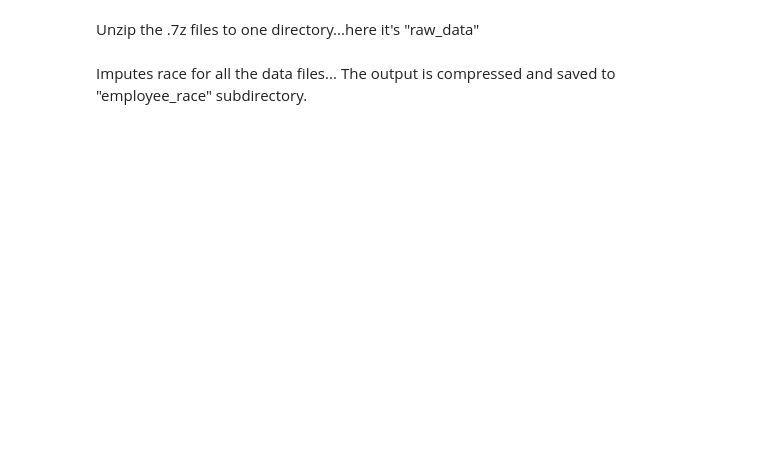
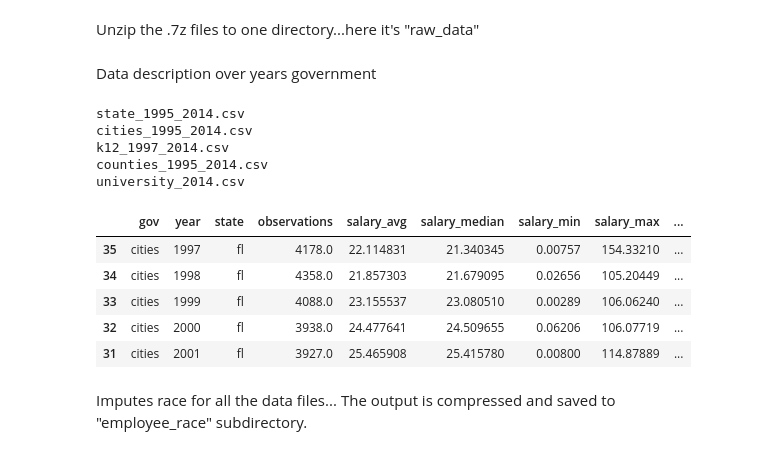
Before and after one commit to soodoku/public_employee_diversity, a Jupyter notebook: notebook/race_impute.ipynb, the cells around one changed output. Cells and saved outputs as stored; diff of their text form; code cells hidden in the pictures; blank space fills up the shorter version.

Commit message:
Allstates (#6)
* remove data

* rm ds

* all states

Co-authored-by: Seung Lee <slee126@ucsc.edu>

```diff
--- a/notebook/race_impute.ipynb
+++ b/notebook/race_impute.ipynb
@@ -9,6 +20,63 @@ root = '/Users/seunglee/Downloads/project/'
 Unzip the .7z files to one directory...here it's "raw_data"
 # %%
 onlyfiles = [f for f in listdir(root+'raw_data') if (isfile(join(root+'raw_data', f))) & ('.csv' in f)]
+pay_map = {'state':'Total Compensation', 'cities':'Salary', 'k12':'Salary', 'counties':'Salary', 'university':'Annual Salary'}
+# %% [markdown]
+
+
+Data description over years government
+# %%
+def get_stats(df, counter, name, year='not specified'):
+    df_description = pd.DataFrame()
+    df_description.loc[counter, 'gov'] = name
+    df_description.loc[counter, 'year'] = year
+    df_description.loc[counter, 'state'] = 'fl'
+    df_description.loc[counter, 'observations'] = df.shape[0]
+    df_description.loc[counter, 'salary_avg'] = df[pay].mean()/1e3
+    df_description.loc[counter, 'salary_median'] = df[pay].median()/1e3
+    df_description.loc[counter, 'salary_min'] = df[pay].min()/1e3
+    df_description.loc[counter, 'salary_max'] = df[pay].max()/1e3
+    df_description.loc[counter, 'salary_std'] = df[pay].std()/1e3
+    return df_description
+
+df_description = pd.DataFrame()
+counter=0
+for f in onlyfiles:
+    df = pd.read_csv(root+'raw_data/'+f)
+    name = f.split('_')[0]
+    pay = pay_map[name]
+    if(df[pay].dtype=='O'):
+        df[pay] = df[pay].str.replace('$', '')
+        df[pay] = df[pay].str.replace(',', '')
+        df[pay] = df[pay].astype('double')
+    df = df.loc[df[pay]>0]
+    if('Year' in df.columns):
+        for year in df.Year.unique():
+            df_temp = df.loc[df.Year==year]
+            df_description = df_description.append(get_stats(df_temp, counter, name, year=year))
+            counter+=1
+        df_description = df_description.append(get_stats(df, counter, name, year='all'))
+        counter+=1
+    else:
+        df_description = df_description.append(get_stats(df, counter, name))
+        counter+=1
+    print(f)
+# %% [output]
+state_1995_2014.csv
+cities_1995_2014.csv
+k12_1997_2014.csv
+counties_1995_2014.csv
+university_2014.csv
+# %%
+df_description.sort_values(by=['gov', 'year'], inplace=True)
+df_description.head()
+# %% [output]
+|  | gov | year | state | observations | salary_avg | salary_median | salary_min | salary_max | ... |
+| 35 | cities | 1997 | fl | 4178.0 | 22.114831 | 21.340345 | 0.00757 | 154.33210 | ... |
+| 34 | cities | 1998 | fl | 4358.0 | 21.857303 | 21.679095 | 0.02656 | 105.20449 | ... |
+| 33 | cities | 1999 | fl | 4088.0 | 23.155537 | 23.080510 | 0.00289 | 106.06240 | ... |
+| 32 | cities | 2000 | fl | 3938.0 | 24.477641 | 24.509655 | 0.06206 | 106.07719 | ... |
+| 31 | cities | 2001 | fl | 3927.0 | 25.465908 | 25.415780 | 0.00800 | 114.87889 | ... |
 # %% [markdown]
 Imputes race for all the data files... The output is compressed and saved to "employee_race" subdirectory.
 # %%
```
Also changed, not shown: parts of 6 cells of this notebook, 9 other files.
